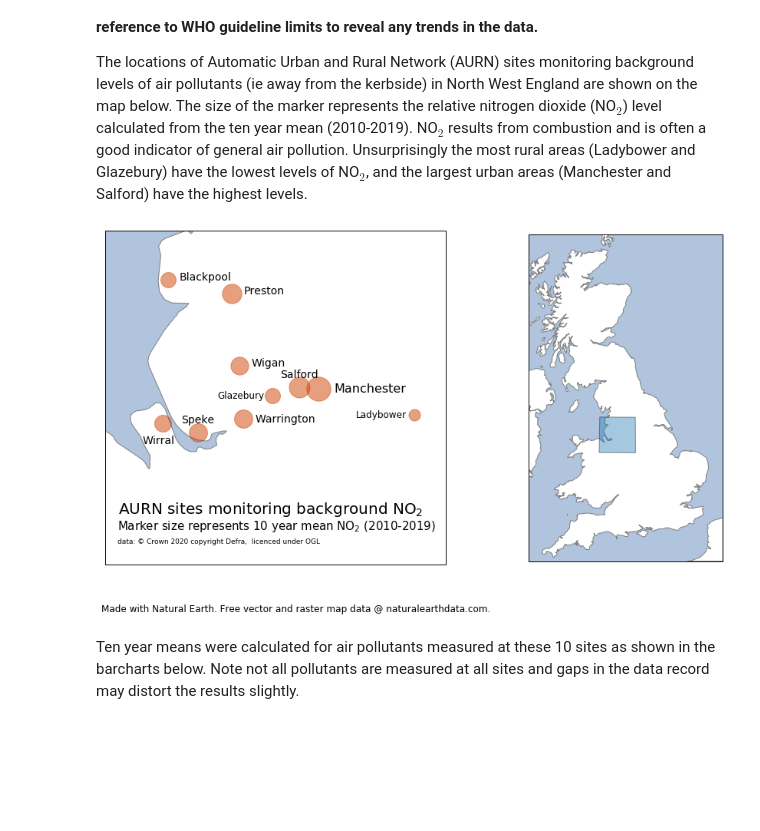
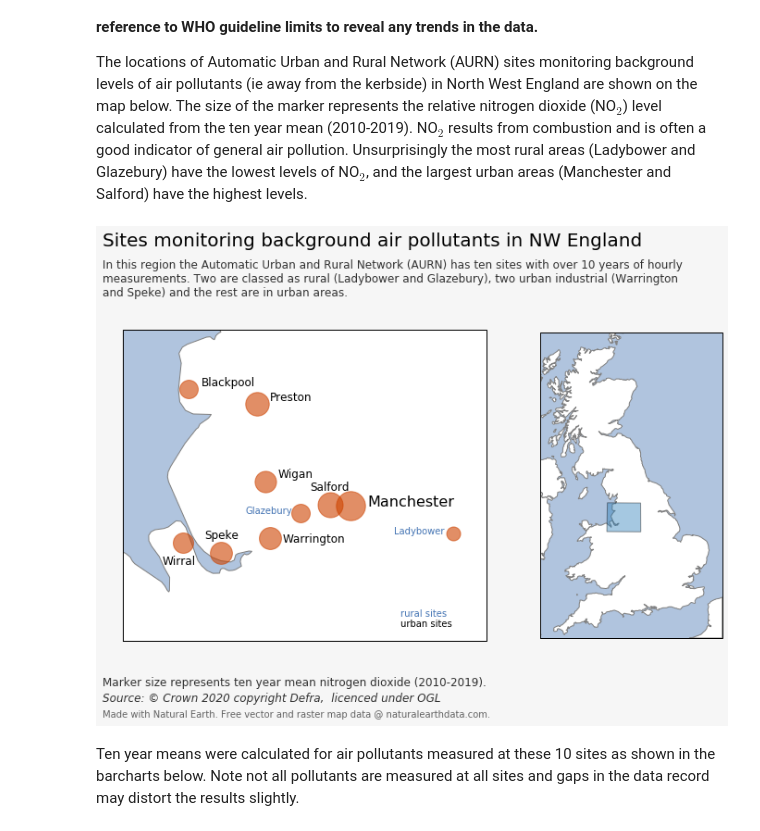
Before and after one commit to wriggy/air-datavis, a Jupyter notebook: A2_WAR_AQ.ipynb, the cells around one changed output. Drawn from its saved outputs; the diff is of its cells as text; code cells hidden in the pictures; blank space fills up the shorter version.

Commit message:
tidied and improved charts

```diff
--- a/A2_WAR_AQ.ipynb
+++ b/A2_WAR_AQ.ipynb
@@ -67,12 +68,4 @@ WAR  = pd.read_csv('data/WAR20.csv',  index_col=["date"],  parse_dates=True, inf
 LVP = pd.read_csv('data/LVP20.csv', index_col=["date"],  parse_dates=True, infer_datetime_format=True)
 
 # Meta Data
-SITES = pd.read_csv('data/sites.csv')
-# sites in order of 10yr mean No2
-ST10 = ["Manchester Piccadilly", "Salford Eccles","Preston","Warrington"
-      ,"Liverpool Speke", "Wigan Centre","Wirral Tranmere"
-      ,"Glazebury","Blackpool Marton","Ladybower"]
-#colours
-cols = ["#7d0000","#a10000","#d7301f","#000000","#ef6548","#faab5f","#e7ca7a","#abd9e9","#74add1","#4575b4"]
-COLOURS = {st : cols[ix] for ix, st in enumerate(ST10)}
-cm = sns.light_palette("#b0c4de", as_cmap=True)
+SITES = pd.read_csv('data/sites.csv', index_col=["site_name"])
@@ -84,63 +107,66 @@ cm = sns.light_palette("#b0c4de", as_cmap=True)
 
 The locations of Automatic Urban and Rural Network (AURN) sites monitoring background levels of air pollutants (ie away from the kerbside) in North West England are shown on the map below. The size of the marker represents the relative nitrogen dioxide (NO$_2$) level calculated from the ten year mean (2010-2019). NO$_2$ results from combustion and is often a good indicator of general air pollution. Unsurprisingly the most rural areas (Ladybower and Glazebury)  have the lowest levels of NO$_2$, and the largest urban areas (Manchester and Salford) have the highest levels.
 # %%
-fig = plt.figure(figsize=(15, 8))
+fig = plt.figure()
 gs = GridSpec(1, 2, width_ratios=[2, 1])
 
 # natural earth data- country borders
-ne_10m = cfeature.NaturalEarthFeature('cultural', 'admin_0_countries', '10m', edgecolor='#808080', facecolor='#ffffff')
+ne_10m = cfeature.NaturalEarthFeature('cultural', 'admin_0_countries', '10m'
+                                      , edgecolor='#808080', facecolor='#ffffff')
 data_crs = ccrs.PlateCarree()
 # lon, lat extent of box
-x1 = -3.3; y1 = 52.95
-x2 = -1.6; y2 = 53.95
-# data to plot
-lons, lats = SITES.lon.values, SITES.lat.values
-names, sites = SITES.site_label, SITES.site_name
+x1 = -3.3; y1 = 53.1
+x2 = -1.6; y2 = 53.97
+
 ## no2 10 year mean used to scale marker size  as most often linked to regulatory requirements ##
 ## NB the data is skewed so median may also be helpful for comparison ##
-map_dat = [5*(no2dat['2010':'2019'].mean().loc[x])**.5 for x in sites]
+map_dat = [5*(no2dat['2010':'2019'].mean().loc[x])**.5 for x in SITES.index]
 
 #set up geo axes
 ax1 = fig.add_subplot(gs[0], projection=ccrs.OSGB())
 ax1.background_patch.set_facecolor('#B0C4DE')
+ax1.set_extent([x1, x2, y1, y2], crs=data_crs)
 ax1.add_feature(ne_10m)
-ax1.set_extent([x1, x2, y1, y2], crs=data_crs)
+# plot sites and labels tweaking label position as reqd
+for lg, lt, name, ms in zip(SITES.lon.values, SITES.lat.values, SITES.site_label, map_dat):
+    ax1.plot(lg, lt, 'o',color='#ce4300',ms=ms, alpha=0.6, transform=data_crs)
+    if name in [u'Salford', 'Speke']:
+        ax1.text(lg, lt + 0.04, name, ha='center', transform=data_crs, fontsize=12)
+    elif name in [u'Glazebury','Ladybower']:
+        ax1.text(lg -.04, lt, name, ha='right', color='#4575b4', transform=data_crs, fontsize=10)
+    elif name in [u'Wirral']:
+        ax1.text(lg +.06, lt-.06, name, ha='right', transform=data_crs, fontsize=12)
+    elif name in ['Warrington']:
+        ax1.text(lg + .06, lt-.01, name, ha='left', transform=data_crs, fontsize=12)
+    elif name in ['Manchester']:
+        ax1.text(lg + .08, lt, name, ha='left', transform=data_crs, fontsize=16)
+    else:
+        ax1.text(lg + .06, lt + .01,name, ha='left', transform=data_crs, fontsize=12)
 
-# plot sites and labels tweaking label position as reqd
-for lg, lt, name, dat in zip(lons, lats, names, map_dat):
-    ax1.plot(lg, lt, 'o', color = "#ce4300", ms= dat, alpha = 0.5, transform=data_crs)
-    if name in [u'Salford', 'Speke']:
-        ax1.text(lg, lt + 0.04, name, va='center', ha='center', transform=data_crs, fontsize=14)
-    elif name in [u'Glazebury','Ladybower']:
-        ax1.text(lg -.04, lt, name, va='center', ha='right', transform=data_crs, fontsize=12)
-    elif name in [u'Wirral']:
-        ax1.text(lg +.06, lt-.05, name, va='center', ha='right', transform=data_crs, fontsize=14)
-    elif name in ['Warrington']:
-        ax1.text(lg + .06, lt, name, va='center', ha='left', transform=data_crs, fontsize=14)
-    elif name in ['Manchester']:
-        ax1.text(lg + .08, lt, name, va='center', ha='left', transform=data_crs, fontsize=16)
-    else:
-        ax1.text(lg + .06, lt + .01,name,  va='center', ha='left', transform=data_crs, fontsize=14)
-
-ax1.text(x1+.06, y1+.15,'AURN sites monitoring background NO$_2$', transform=data_crs, fontsize=20)
-ax1.text(x1+.06, y1+.1,'Marker size represents 10 year mean NO$_2$ (2010-2019)', transform=data_crs, fontsize=15)
-ax1.text(x1+.06, y1+.06,'data: © Crown 2020 copyright Defra,  licenced under OGL',transform=data_crs, fontsize=9)
+ax1.text(-2,53.15,'urban sites',color='k',fontsize=10, transform=data_crs,va='center')
+ax1.text(-2,53.18,'rural sites',color='#4575b4',fontsize=10, transform=data_crs,va='center')
 
 # set up geoaxes
 ax2 = fig.add_subplot(gs[1], projection=ccrs.OSGB())
 ax2.background_patch.set_facecolor('#B0C4DE')
+ax2.set_extent([-6.3, 2.8, 49, 59], crs=data_crs)
+ax2.add_feature(ne_10m)
 # plot box
 xy = list(zip([x1, x2, x2, x1], [y1, y1, y2, y2]))
-poly = Polygon(xy, edgecolor='k', facecolor=None, alpha = 0.4, transform=data_crs, zorder = 4)
+poly = Polygon(xy, edgecolor='k', facecolor=None, alpha = 0.4, transform=data_crs, zorder = 2)
 ax2.add_patch(poly)
-ax2.add_feature(ne_10m)
-ax2.set_extent([-6.3, 2.8, 49, 59], crs=data_crs)
 
-fig.text(0.15,0.02,"Made with Natural Earth. Free vector and raster map data @ naturalearthdata.com.", fontsize=12)
+fig.text(.02,.95, 'Sites monitoring background air pollutants in NW England', fontdict=h1)
+fig.text(.02,.9, 'In this region the Automatic Urban and Rural Network (AURN) has ten sites with over 10 years' +
+        ' of hourly\nmeasurements. Two are classed as rural (Ladybower and Glazebury)'+
+         ', two urban industrial (Warrington\nand Speke) and the rest are in urban areas.', fontdict=h2)
+fig.text(.02,.1,'Marker size represents ten year mean nitrogen dioxide (2010-2019).', fontdict=h3)
+fig.text(.02,.07,"Source: © Crown 2020 copyright Defra,  licenced under OGL", fontdict=h4)
+fig.text(.02,.04,"Made with Natural Earth. Free vector and raster map data @ naturalearthdata.com.", alpha=0.6)
 
-plt.savefig("vis/F1_no2_aurn_sitemap.png", bbox_inches="tight", dpi=90)
+plt.savefig("vis/F1_no2_aurn_sitemap.png")
 plt.show()
 # %% [output]
-[figure, old version]
+[figure, new version]
 # %% [markdown]
 Ten year means were calculated for air pollutants measured at these 10 sites as shown in the barcharts below. Note not all pollutants are measured at all sites and gaps in the data record may distort the results slightly.
```
Also changed, not shown: parts of 22 cells of this notebook, 10 other files.
